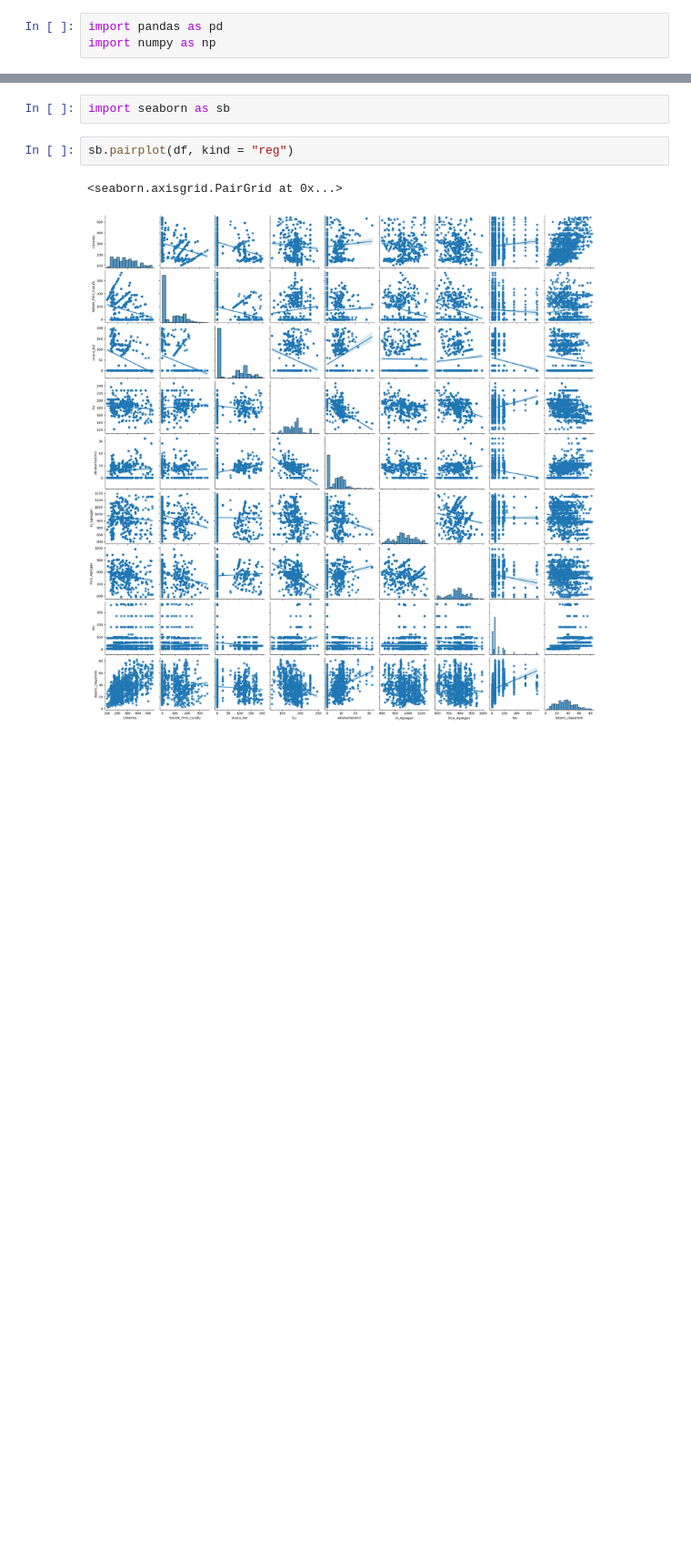
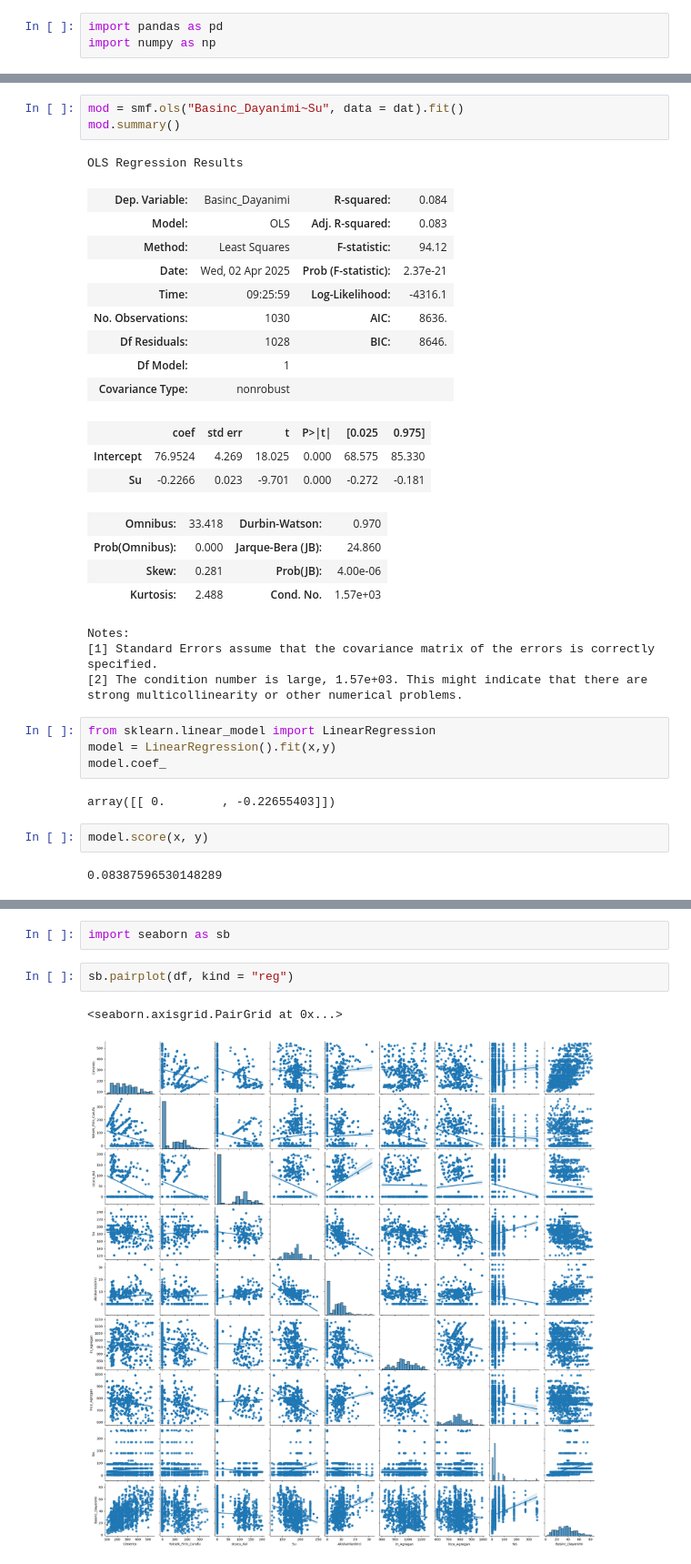
Before and after one commit to musa-fe/Machine_Learning, a Jupyter notebook: Regression.ipynb, the cells around one changed output, grey strips where cells are left out. Shown at 91% size. Drawn from its saved outputs; the diff is of its cells as text; blank space fills up the shorter version.

```diff
--- a/Regression.ipynb
+++ b/Regression.ipynb
@@ -44,0 +88,35 @@ df.corr()
+# %%
+mod = smf.ols("Basinc_Dayanimi~Su", data = dat).fit()
+mod.summary()
+# %% [output]
+OLS Regression Results
+| Dep. Variable: | Basinc_Dayanimi | R-squared: | 0.084 |
+| Model: | OLS | Adj. R-squared: | 0.083 |
+| Method: | Least Squares | F-statistic: | 94.12 |
+| Date: | Wed, 02 Apr 2025 | Prob (F-statistic): | 2.37e-21 |
+| Time: | 09:25:59 | Log-Likelihood: | -4316.1 |
+| No. Observations: | 1030 | AIC: | 8636. |
+| Df Residuals: | 1028 | BIC: | 8646. |
+| Df Model: | 1 |  |  |
+| Covariance Type: | nonrobust |  |  |
+|  | coef | std err | t | P>|t| | [0.025 | 0.975] |
+| Intercept | 76.9524 | 4.269 | 18.025 | 0.000 | 68.575 | 85.330 |
+| Su | -0.2266 | 0.023 | -9.701 | 0.000 | -0.272 | -0.181 |
+| Omnibus: | 33.418 | Durbin-Watson: | 0.970 |
+| Prob(Omnibus): | 0.000 | Jarque-Bera (JB): | 24.860 |
+| Skew: | 0.281 | Prob(JB): | 4.00e-06 |
+| Kurtosis: | 2.488 | Cond. No. | 1.57e+03 |
+Notes:
+[1] Standard Errors assume that the covariance matrix of the errors is correctly specified.
+[2] The condition number is large, 1.57e+03. This might indicate that there are
+strong multicollinearity or other numerical problems.
+# %%
+from sklearn.linear_model import LinearRegression
+model = LinearRegression().fit(x,y)
+model.coef_
+# %% [output]
+array([[ 0.        , -0.22655403]])
+# %%
+model.score(x, y)
+# %% [output]
+0.08387596530148289
```
Also changed, not shown: parts of 22 cells of this notebook.
